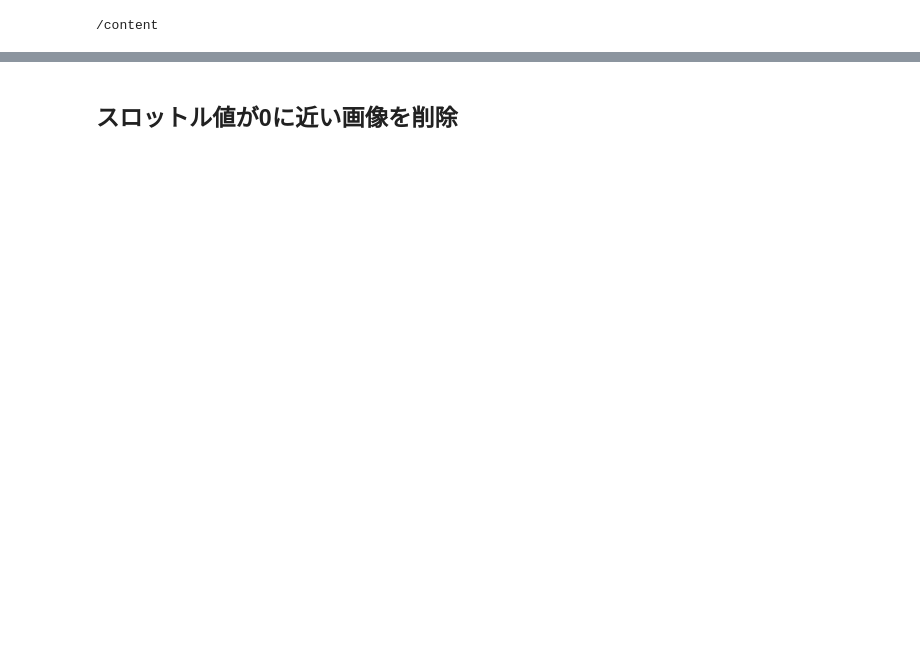
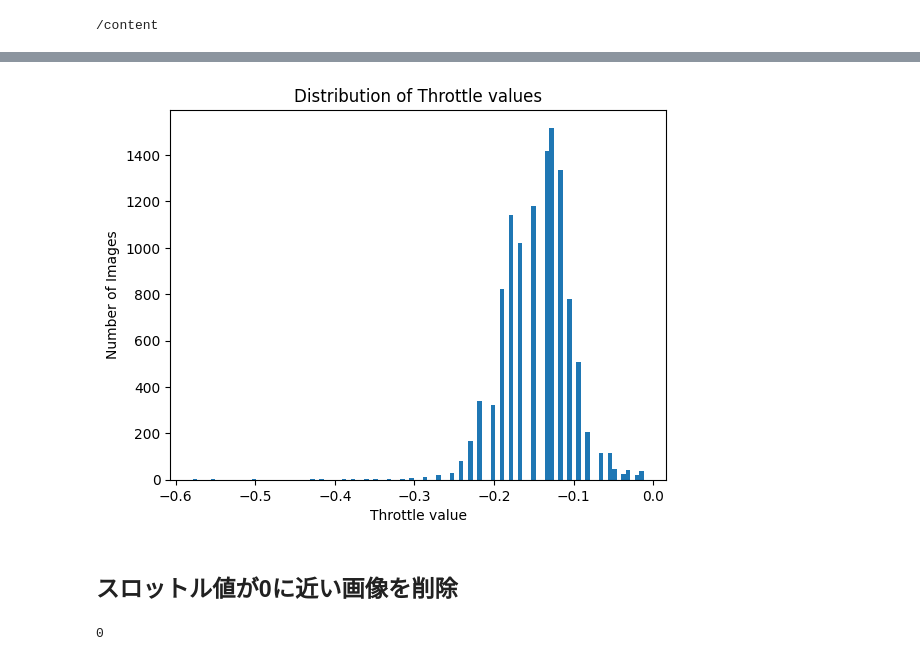
Before and after one commit to rsuwa/self-driving-mini-car, a Jupyter notebook: learn_steer_throttle.ipynb, the cells around one changed output, grey strips where cells are left out. Cells and saved outputs as stored; diff of their text form; code cells hidden in the pictures; blank space fills up the shorter version.

```diff
--- a/learn_steer_throttle.ipynb
+++ b/learn_steer_throttle.ipynb
@@ -10,3 +45,32 @@ Drive already mounted at /content/drive; to attempt to forcibly remount, call dr
+# %%
+import os
+import matplotlib.pyplot as plt
+
+# フォルダのパスを設定
+folder_path = "/content/drive/MyDrive/train_data_C"  # 例: "/path/to/your/folder"
+
+# ステア角のリストを作成
+throttles = []
+
+# フォルダ内のすべてのファイルをループ
+for filename in os.listdir(folder_path):
+    if filename.endswith(".jpg"):  # .jpgファイルのみを対象
+        # throttle値を取得
+        throttle = filename.split("_")[1]
+        try:
+            throttles.append(float(throttle))
+        except ValueError:
+            print(f"Could not convert {throttle} to float from filename {filename}")
+            continue
+
+# ステア角の分布をヒストグラムとしてプロット
+plt.hist(throttles, bins=100)
+plt.title("Distribution of Throttle values")
+plt.xlabel("Throttle value")
+plt.ylabel("Number of Images")
+plt.show()
+# %% [output]
+[figure, added]
 # %%
 import torch
 import torch.optim as optim
@@ -25,25 +89,34 @@ import numpy as np
 import os
 
 # フォルダのパスを設定
-folder_path = "/content/drive/MyDrive/train_data_B" # 例: "/path/to/your/folder"
-threshold = 0.0005  # スロットル値がこの値未満のファイルを削除
-
+folder_path = "/content/drive/MyDrive/train_data_C"  # 例: "/path/to/your/folder"
+throttle_threshold = 0.0005 # スロットル値がこの値未満のファイルを削除
+steer_angle_threshold = 0.05
+cnt = 0
 # フォルダ内のすべてのファイルをループ
 for filename in os.listdir(folder_path):
     if filename.endswith(".jpg"):  # .jpgファイルのみを対象
         # スロットル値を取得
         throttle_str = filename.split("_")[1]
+        # ステア値を取得
+        steer_angle_str = filename.split("_")[0]
         try:
             throttle = float(throttle_str)
+            steer_angle = float(steer_angle_str)
 
             # スロットル値が指定された閾値未満かをチェック
-            if abs(throttle) < threshold:
+            if abs(throttle) < throttle_threshold:
+                # and abs(steer_angle) < steer_angle_threshold:
                 file_path = os.path.join(folder_path, filename)
                 os.remove(file_path)
-                print(f"Removed {filename}")
+                print(f"Removed {filename}, steer={steer_angle}, throttle={throttle}")
+                cnt += 1
         except ValueError:
             print(f"Could not convert {throttle_str} to float from filename {filename}")
             continue
+print(cnt)
+# %% [output]
+0
 # %%
 def get_steering(path):
     """Gets the steering value from the image filename"""
```
Also changed, not shown: parts of 13 cells of this notebook.
